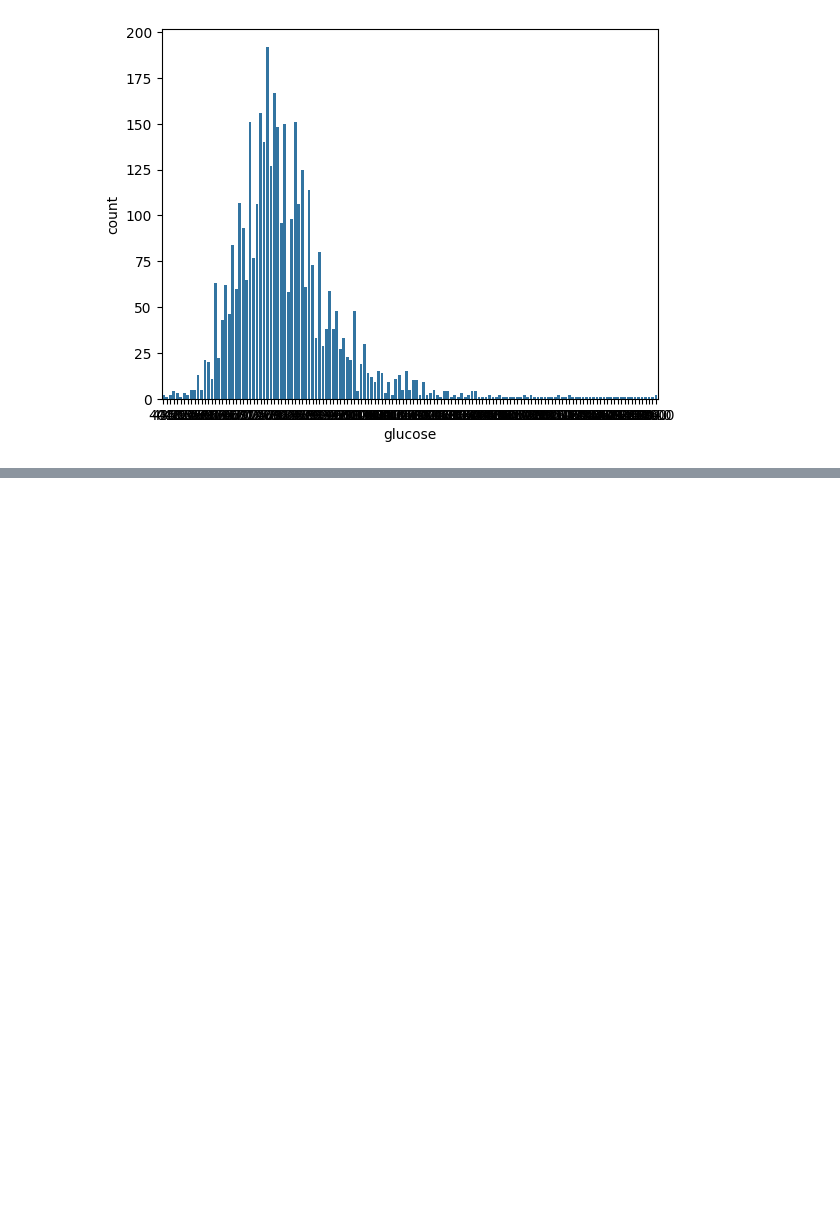
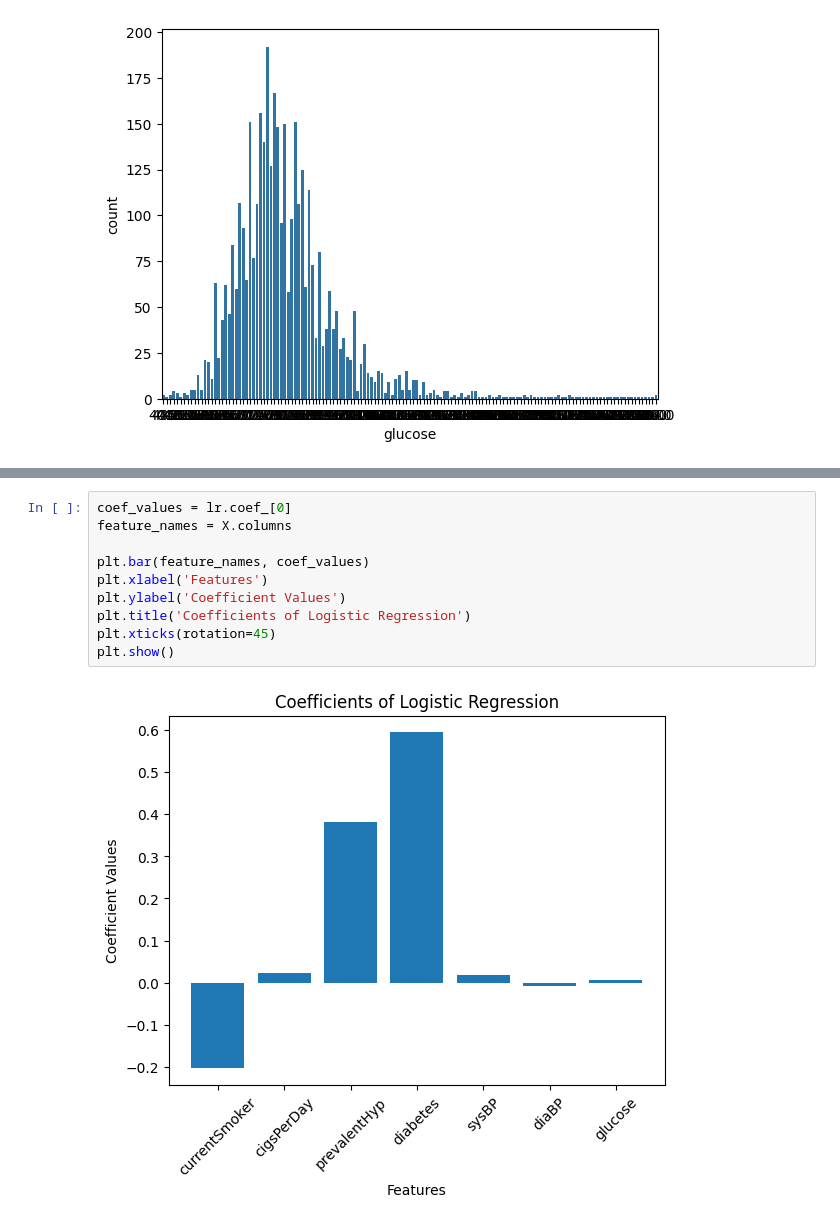
Before and after one commit to KieferJenny/FinalProject, a Jupyter notebook: Project5.ipynb, the cells around one changed output, grey strips where cells are left out. Drawn from its saved outputs; the diff is of its cells as text; blank space fills up the shorter version.

```diff
--- a/Project5.ipynb
+++ b/Project5.ipynb
@@ -211,0 +237,12 @@ Please also refer to the documentation for alternative solver options:
+# %%
+coef_values = lr.coef_[0]
+feature_names = X.columns
+
+plt.bar(feature_names, coef_values)
+plt.xlabel('Features')
+plt.ylabel('Coefficient Values')
+plt.title('Coefficients of Logistic Regression')
+plt.xticks(rotation=45)
+plt.show()
+# %% [output]
+[figure, added]
```
Also changed, not shown: parts of 5 cells of this notebook.
